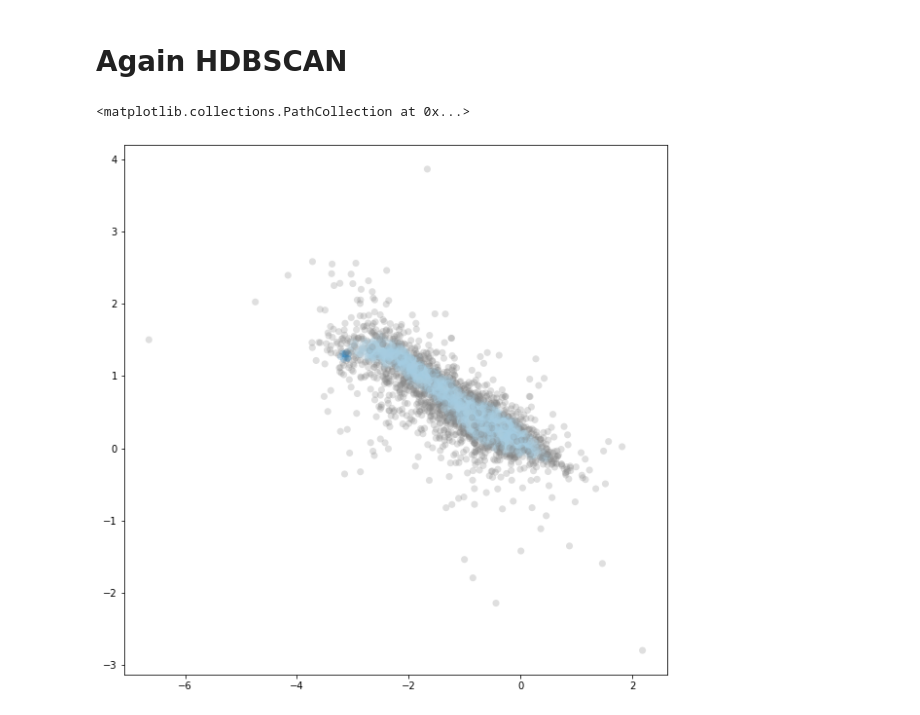
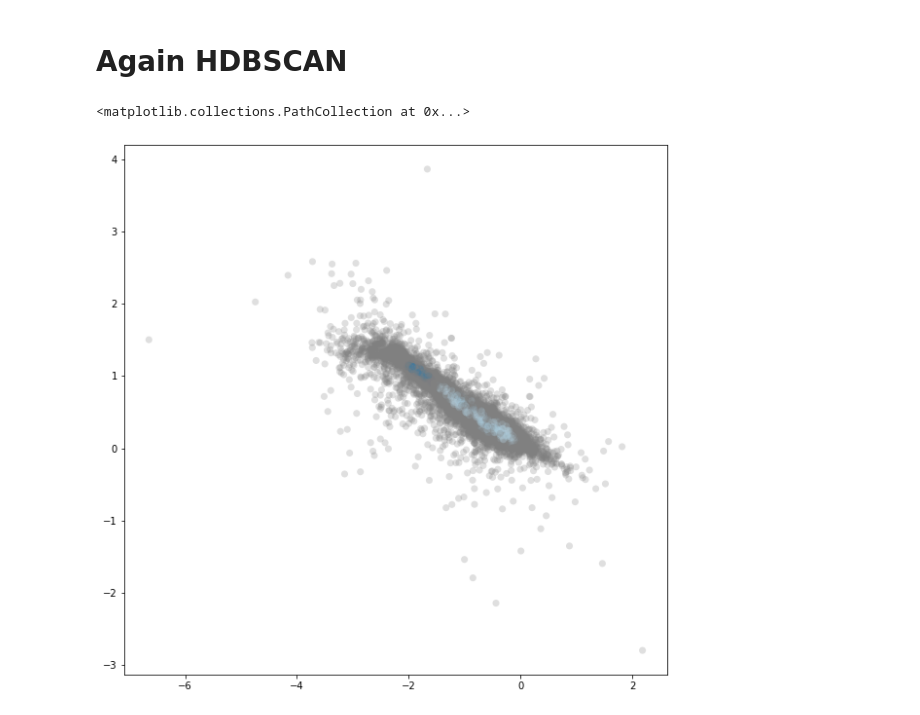
Before and after one commit to AngelGSoto/SPLUS_EmissionObject, a Jupyter notebook: 3filter_noflat/Color color diagrams and others things.ipynb, the cells around one changed output. Cells and saved outputs as stored; diff of their text form; code cells hidden in the pictures.

```diff
--- a/3filter_noflat/Color color diagrams and others things.ipynb
+++ b/3filter_noflat/Color color diagrams and others things.ipynb
@@ -535,18 +550,18 @@ ax.set(xlim=[-7.0, 8.0], ylim=[-10.0, 10.0])
 # %% [markdown]
 # Again HDBSCAN
 # %%
-clusterer = hdbscan.HDBSCAN(min_cluster_size=10, prediction_data=True).fit(X_new)
+clusterer = hdbscan.HDBSCAN(min_cluster_size=100, prediction_data=True).fit(X_new)
 color_palette = sns.color_palette('Paired', 12)
 cluster_colors = [color_palette[x] if x >= 0
                   else (0.5, 0.5, 0.5)
                   for x in clusterer.labels_]
 cluster_member_colors = [sns.desaturate(x, p) for x, p in
                          zip(cluster_colors, clusterer.probabilities_)]
 plt.figure(figsize=(10,10))
 plt.scatter(zg, gr, s=50, linewidth=0, c=cluster_member_colors, alpha=0.25)
 # %% [output]
 <matplotlib.collections.PathCollection at 0x...>
-[figure, old version]
+[figure, new version]
 # %%
 soft_clusters = hdbscan.all_points_membership_vectors(clusterer)
 color_palette = sns.color_palette('Paired', 12)
```
Also changed, not shown: parts of 25 cells of this notebook.
